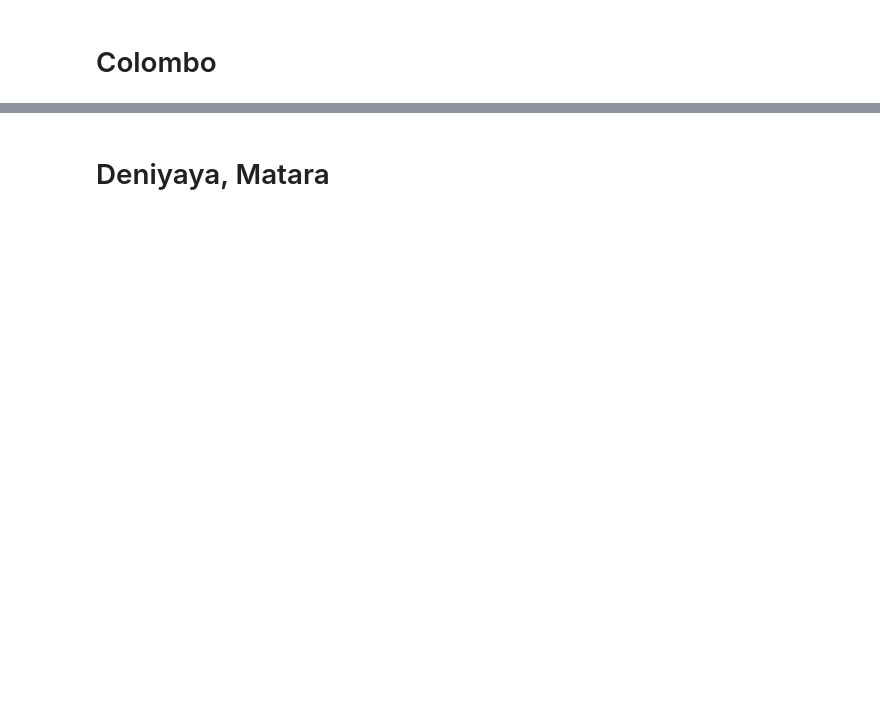
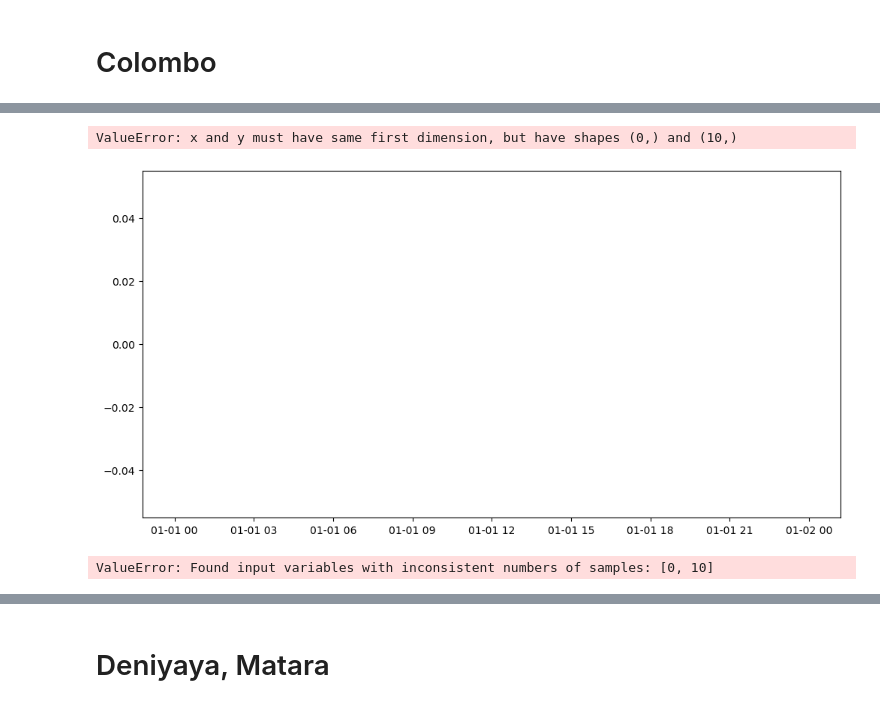
Before and after one commit to VanujaSooriyaarachchi/HCHO_Prediction, a Jupyter notebook: Arima.ipynb, the cells around one changed output, grey strips where cells are left out. Cells and saved outputs as stored; diff of their text form; code cells hidden in the pictures; blank space fills up the shorter version.

```diff
--- a/Arima.ipynb
+++ b/Arima.ipynb
@@ -143,4 +190,3 @@ forecast.plot()
 # %%
 # Selecting the data for the model
-colombo_data = concatenated_dataset[concatenated_dataset['Location'] == 'Colombo Proper']
-colombo_data
+colombo_data = concatenated_dataset[concatenated_dataset['Location'] == 'Colombo, Proper']['HCHO Reading']
@@ -221,0 +193,12 @@ forecast.plot()
+# %%
+from statsmodels.tsa.arima.model import ARIMA
+
+# Fit the ARIMA model
+arima_model = ARIMA(colombo_data, order=(1, 0, 1))
+arima_result = arima_model.fit()
+
+# Print out the summary of the model
+model_summary = arima_result.summary()
+
+# Display the model summary
+model_summary
@@ -221,0 +223,25 @@ forecast.plot()
+# %%
+from sklearn.metrics import mean_squared_error
+
+# Forecasting the next 10 periods
+forecast = arima_result.forecast(steps=10)
+
+# Plot the original data and the forecast
+plt.figure(figsize=(12, 6))
+plt.plot(colombo_data, label='Actual HCHO Reading')
+plt.plot(colombo_data.index[-10:], forecast, label='Forecast', color='red')
+plt.title('HCHO Reading and Forecast in Matara')
+plt.xlabel('Date')
+plt.ylabel('HCHO Reading')
+plt.legend()
+plt.show()
+# %% [output]
+ValueError: x and y must have same first dimension, but have shapes (0,) and (10,)
+[figure, added]
+# %%
+# Calculate and print model performance metrics
+# Calculate mean squared error
+mse = mean_squared_error(colombo_data[-10:], forecast)
+print(f'Mean Squared Error (MSE): {mse}')
+# %% [output]
+ValueError: Found input variables with inconsistent numbers of samples: [0, 10]
```
Also changed, not shown: parts of 70 cells of this notebook, 3 other files.
